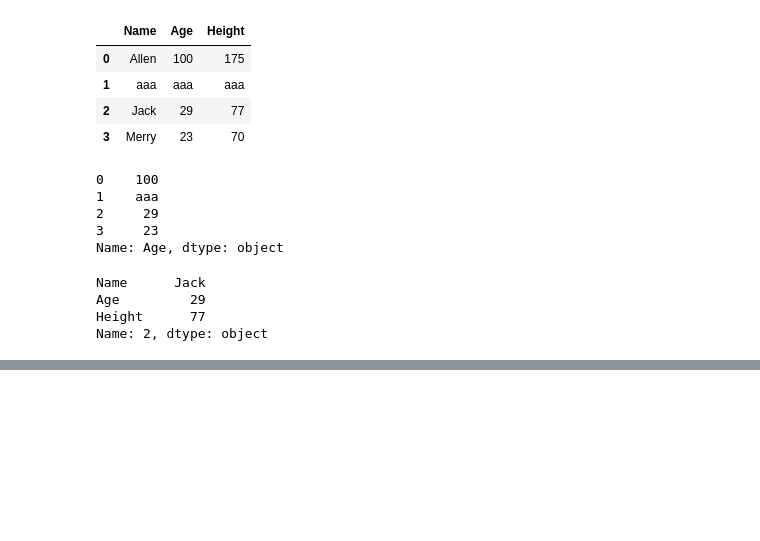
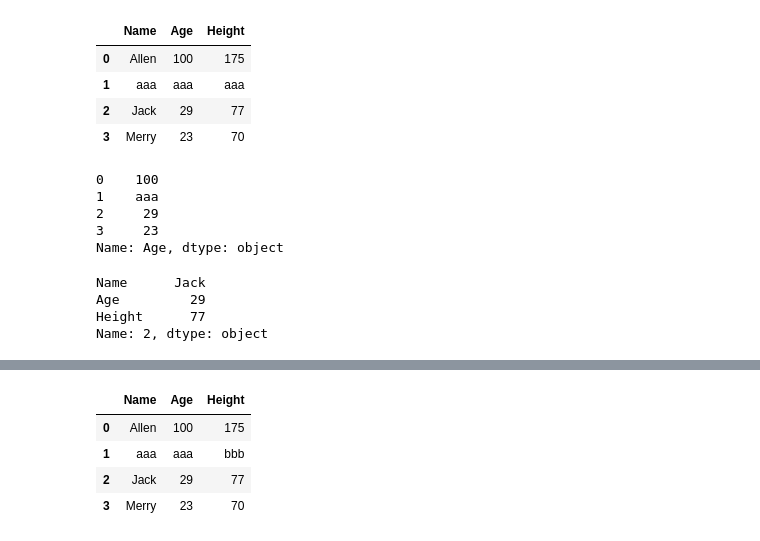
Before and after one commit to uuboyscy/cfb101-python, a Jupyter notebook: pyetl/cfb101-course/20_pandasPractice.ipynb, the cells around one changed output, grey strips where cells are left out. Drawn from its saved outputs; the diff is of its cells as text; code cells hidden in the pictures; blank space fills up the shorter version.

```diff
--- a/pyetl/cfb101-course/20_pandasPractice.ipynb
+++ b/pyetl/cfb101-course/20_pandasPractice.ipynb
@@ -201,3 +201,5 @@ Name      Jack
 Age         29
 Height      77
 Name: 2, dtype: object
+# %%
+df4 = df3
@@ -203,0 +222,10 @@ Name: 2, dtype: object
+# %%
+df4['Height'][1] = 'bbb'
+# %%
+df4
+# %% [output]
+|  | Name | Age | Height |
+| 0 | Allen | 100 | 175 |
+| 1 | aaa | aaa | bbb |
+| 2 | Jack | 29 | 77 |
+| 3 | Merry | 23 | 70 |
```
Also changed, not shown: parts of 9 cells of this notebook.
